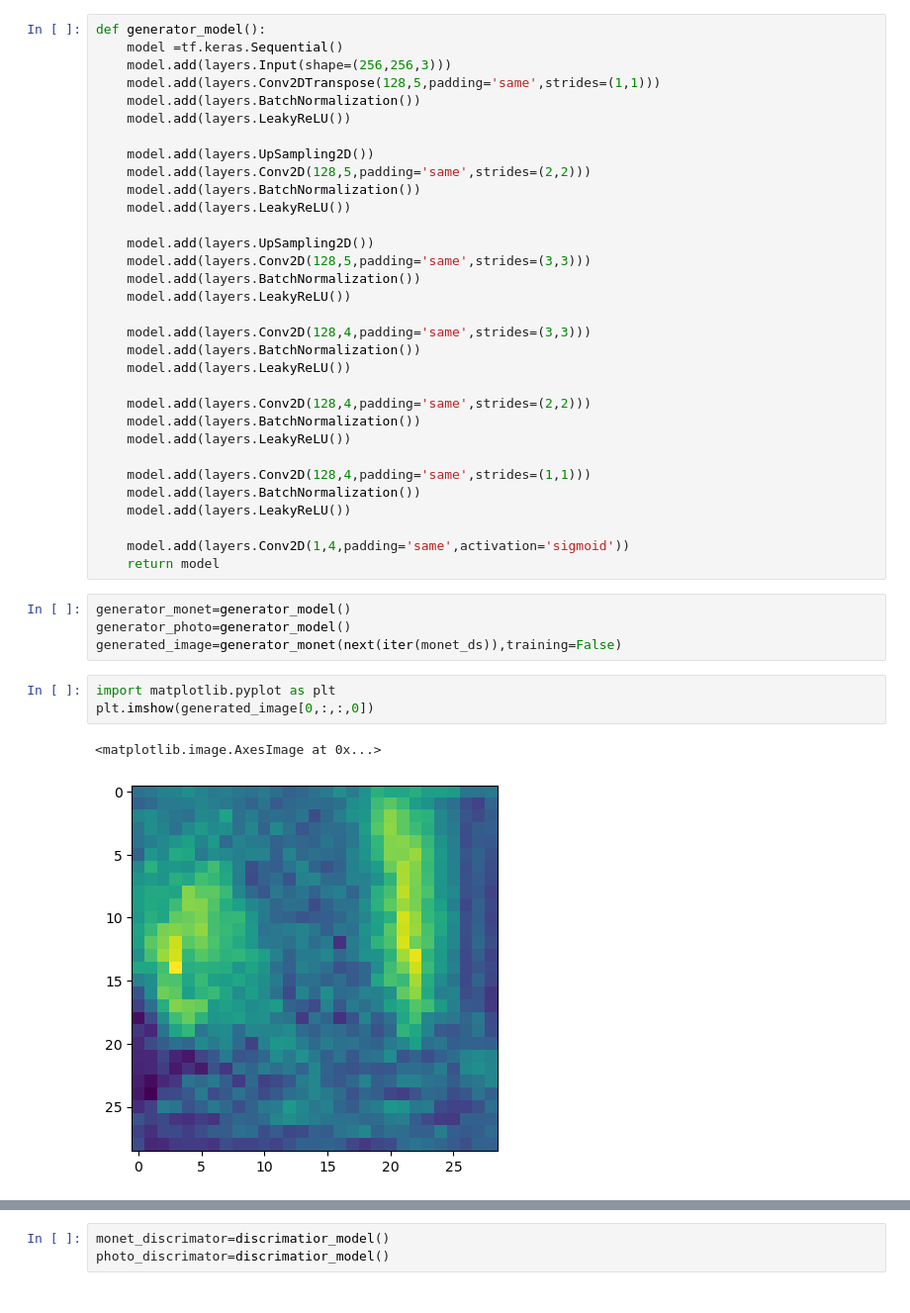
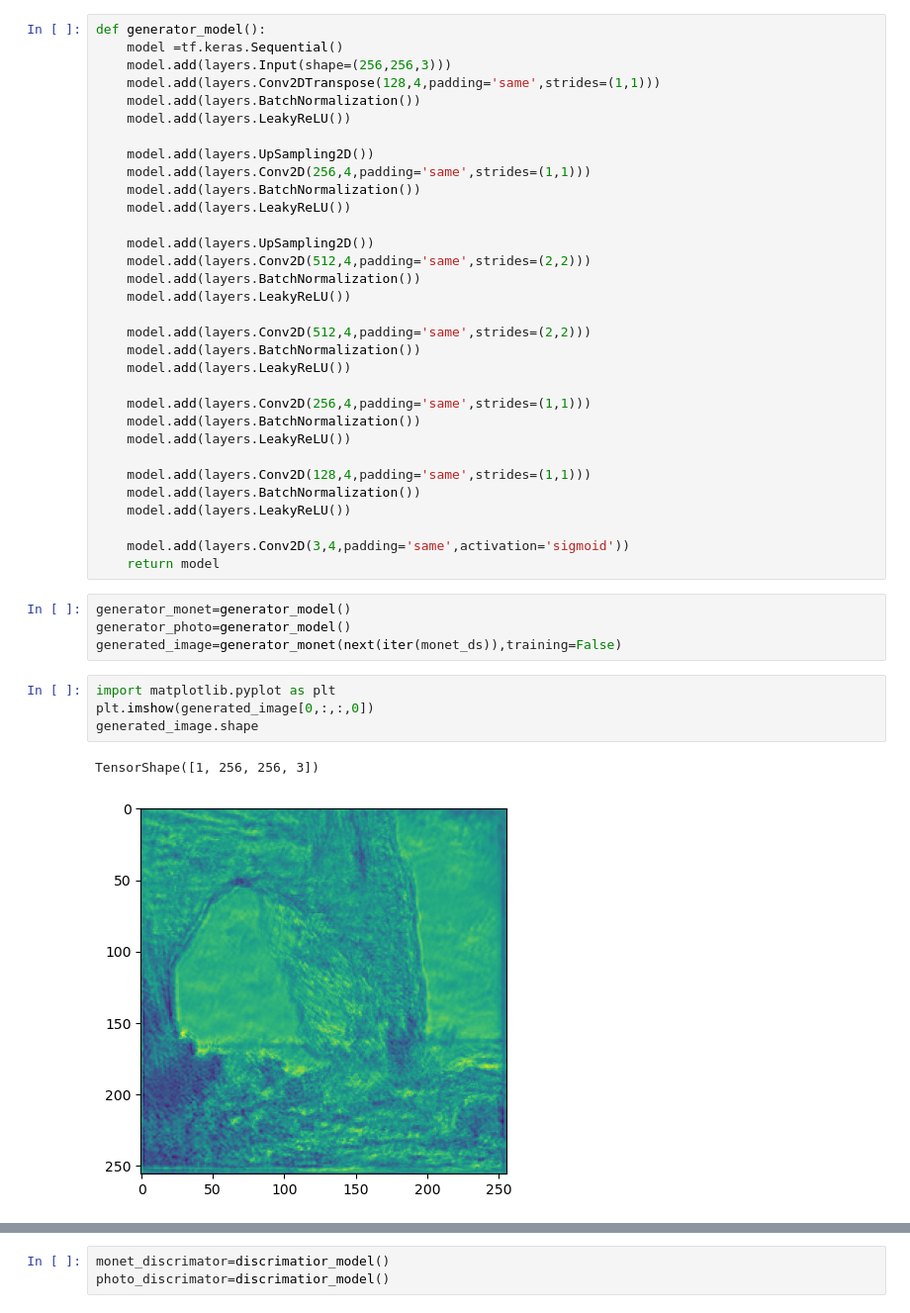
Before and after one commit to jgyfutub/Kaggle-competitons-notebooks, a Jupyter notebook: aipainter.ipynb, the cells around one changed output, grey strips where cells are left out. Shown: that part at 99% size. Drawn from its saved outputs; the diff is of its cells as text.

```diff
--- a/aipainter.ipynb
+++ b/aipainter.ipynb
@@ -38,25 +38,25 @@ caused by: ['/opt/conda/lib/python3.10/site-packages/tensorflow_io/python/ops/li
 def generator_model():
     model =tf.keras.Sequential()
     model.add(layers.Input(shape=(256,256,3)))
-    model.add(layers.Conv2DTranspose(128,5,padding='same',strides=(1,1)))
+    model.add(layers.Conv2DTranspose(128,4,padding='same',strides=(1,1)))
     model.add(layers.BatchNormalization())
     model.add(layers.LeakyReLU())
 
     model.add(layers.UpSampling2D())
-    model.add(layers.Conv2D(128,5,padding='same',strides=(2,2)))
+    model.add(layers.Conv2D(256,4,padding='same',strides=(1,1)))
     model.add(layers.BatchNormalization())
     model.add(layers.LeakyReLU())
 
     model.add(layers.UpSampling2D())
-    model.add(layers.Conv2D(128,5,padding='same',strides=(3,3)))
+    model.add(layers.Conv2D(512,4,padding='same',strides=(2,2)))
     model.add(layers.BatchNormalization())
     model.add(layers.LeakyReLU())
 
-    model.add(layers.Conv2D(128,4,padding='same',strides=(3,3)))
+    model.add(layers.Conv2D(512,4,padding='same',strides=(2,2)))
     model.add(layers.BatchNormalization())
     model.add(layers.LeakyReLU())
 
-    model.add(layers.Conv2D(128,4,padding='same',strides=(2,2)))
+    model.add(layers.Conv2D(256,4,padding='same',strides=(1,1)))
     model.add(layers.BatchNormalization())
     model.add(layers.LeakyReLU())
 
@@ -64,7 +64,7 @@ def generator_model():
     model.add(layers.BatchNormalization())
     model.add(layers.LeakyReLU())
 
-    model.add(layers.Conv2D(1,4,padding='same',activation='sigmoid'))
+    model.add(layers.Conv2D(3,4,padding='same',activation='sigmoid'))
     return model
 # %%
 generator_monet=generator_model()
@@ -73,9 +73,10 @@ generated_image=generator_monet(next(iter(monet_ds)),training=False)
 # %%
 import matplotlib.pyplot as plt
 plt.imshow(generated_image[0,:,:,0])
+generated_image.shape
 # %% [output]
-<matplotlib.image.AxesImage at 0x...>
+TensorShape([1, 256, 256, 3])
-[figure, old version]
+[figure, new version]
 # %%
 from tensorflow.keras.models import Model
 def discrimatior_model():
```
Also changed, not shown: parts of 3 cells of this notebook.
